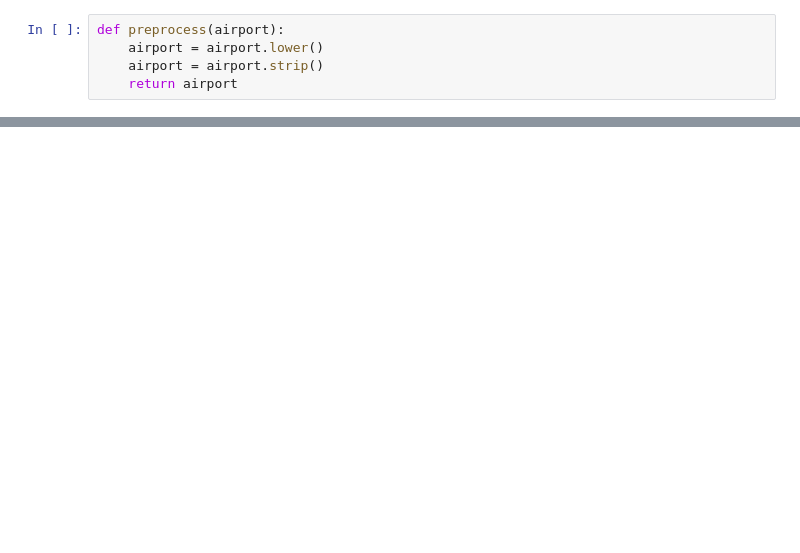
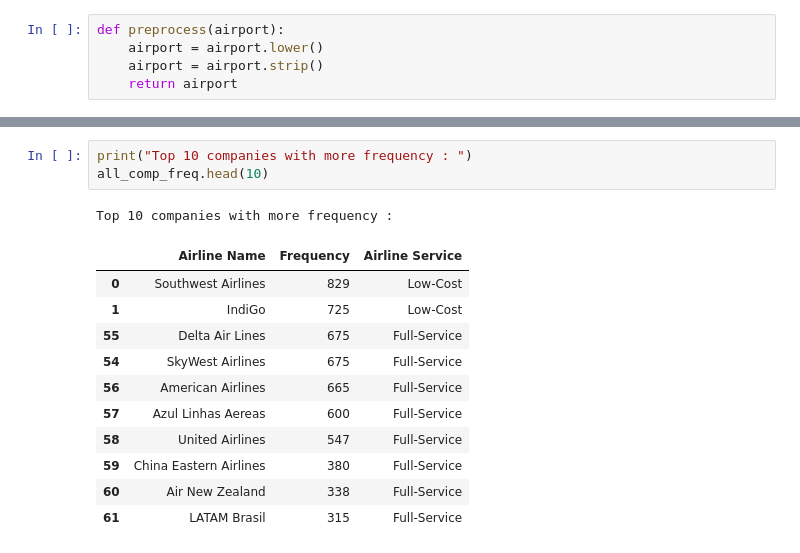
Before and after one commit to Tikai7/Flight-Radar-Scrapper, a Jupyter notebook: analysis/LowCostAnalysis.ipynb, the cells around one changed output, grey strips where cells are left out. Drawn from its saved outputs; the diff is of its cells as text; blank space fills up the shorter version.

```diff
--- a/analysis/LowCostAnalysis.ipynb
+++ b/analysis/LowCostAnalysis.ipynb
@@ -289,0 +346,16 @@ Ratio : 23.372465314834578%
+# %%
+print("Top 10 companies with more frequency : ")
+all_comp_freq.head(10)
+# %% [output]
+Top 10 companies with more frequency :
+|  | Airline Name | Frequency | Airline Service |
+| 0 | Southwest Airlines | 829 | Low-Cost |
+| 1 | IndiGo | 725 | Low-Cost |
+| 55 | Delta Air Lines | 675 | Full-Service |
+| 54 | SkyWest Airlines | 675 | Full-Service |
+| 56 | American Airlines | 665 | Full-Service |
+| 57 | Azul Linhas Aereas | 600 | Full-Service |
+| 58 | United Airlines | 547 | Full-Service |
+| 59 | China Eastern Airlines | 380 | Full-Service |
+| 60 | Air New Zealand | 338 | Full-Service |
+| 61 | LATAM Brasil | 315 | Full-Service |
```
Also changed, not shown: parts of 20 cells of this notebook.
